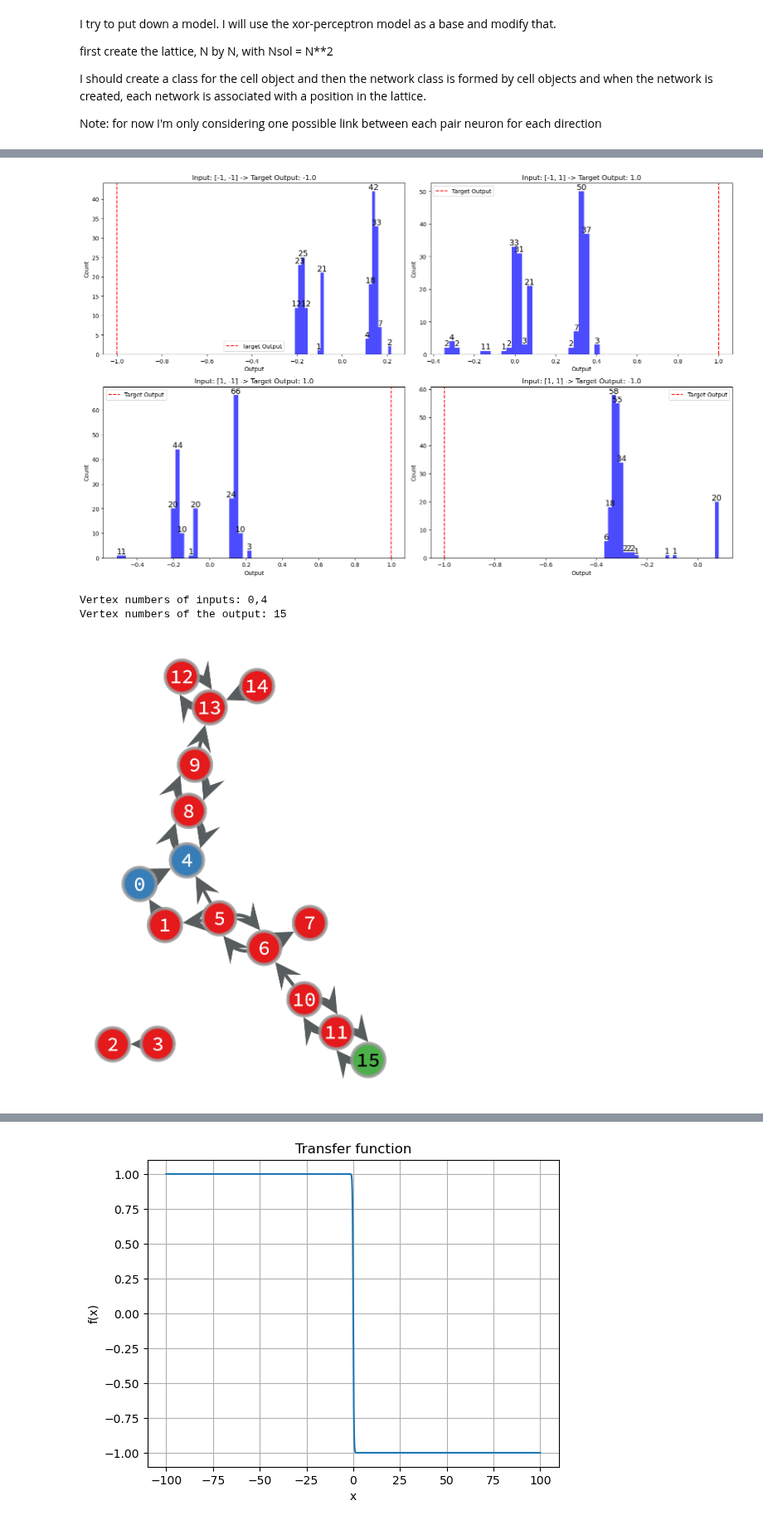
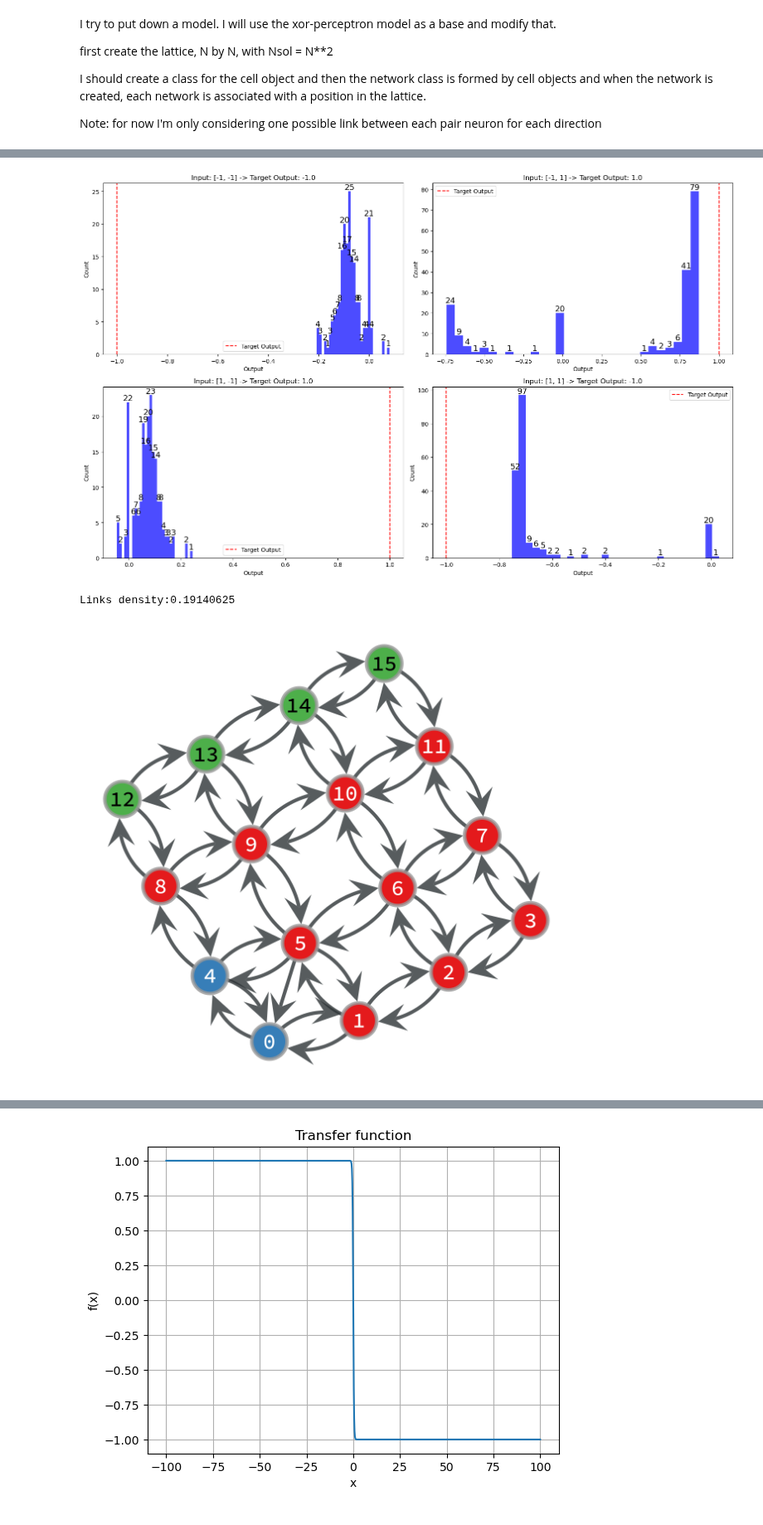
Before and after one commit to pietromalagoli/NeuronEvolution, a Jupyter notebook: main/model_ricard.ipynb, the cells around one changed output, grey strips where cells are left out. Shown at 83% size. Drawn from its saved outputs; the diff is of its cells as text; code cells hidden in the pictures.

Commit message:
Now it is kinda working. State initialized at 0 and full connectivity at the start

```diff
--- a/main/model_ricard.ipynb
+++ b/main/model_ricard.ipynb
@@ -21,7 +21,7 @@ import model_ricard as m       # I've put all the functions in a separate Python
 # parameters of the simulation
 par={'L': 4,                    # side length of the squared lattice
      'p_self_link': 0,         # probability for each cell of having a self link
-     'C_density': 0.5,                       # initial density of links
+     'C_density': 1,                       # initial density of links
      'J_range': [-1,+1],                       # define the possible value for J.
      'gamma': 2,                             # gamma parameter of the Boltzmann function (transfer function)
      'tau': 300,                                   # temperature parameter for the softmax
@@ -34,15 +34,20 @@ par={'L': 4,                    # side length of the squared lattice
      'J_mutation_radius': 0.05,                 # standard deviation of the normal distribution used to sample the mutation value for J.
      'B_mutation_radius': 0.05,            # standard deviation of the normal distribution used to sample the mutation value for B.
      'T_mutation_radius': 0.05,           # standard deviation of the normal distribution used to sample the mutation value for T.
-     'reproduction_ratio': 0.9,          # percentage of offsprings to be generated by reproduction (the reamining by random generation)
-     'x_n': np.linspace(-1,1,64),   # discretization of the input of the transfer function (last argmument
+     'reproduction_ratio': 0.7,          # percentage of offsprings to be generated by reproduction (the reamining by random generation)
+     'elitist_ratio':0.2,
+     #'x_n': np.linspace(-1,1,64),   # discretization of the input of the transfer function (last argmument
                                    # is also the maximum number of non-zero coefficients in the DFT of the
                                    # transfer function. it should be a power of 2 for best performance of fft)
      'n_iter': 500,                    # number of iterations of the algorithm
      'N_sol': 200}                       # number of solutions (individuals, networks) considered in the simulation
 
+if par['reproduction_ratio'] + par['elitist_ratio'] > 1:
+     print(f'Error: expected sum of reproduction ratio and elitist ratio to be at maximum 1, but instead got {par[
+          'reproduction_ratio']} + {par['elitist_ratio']} = {par['reproduction_ratio']+par['elitist_ratio']}')
+
 #nrd.seed(1234)
 # %%
-solutions, lmean, t_dist_mean, volume_mean, loss_ev, mean_asp = m.evolution(par,verb=3,gen_verb=False,stat=True)
+solutions, lmean, t_dist_mean, volume_mean, loss_ev, mean_asp = m.evolution(par,verb=2,gen_verb=False,stat=True)
 # %% [output]
 Iteration #0...
@@ -68,0 +70,6 @@ print(f'# parents: {int(np.floor(par['N_sol'] * par['reproduction_ratio'])-np.fl
+# %%
+sol = solutions[0]
+for input in par['input_set'][:1]:
+    output,state = m.ff(input,sol,par,verb=1)
+    print(f'Input:{input} -> Output:{output}')
+    print(f'state:{state}')
@@ -122,26 +143,24 @@ for i, ax in enumerate(axes):
 plt.tight_layout()
 plt.show()
 # %% [output]
-[figure, old version]
+[figure, new version]
-# %%
-print(f'Vertex numbers of inputs: 0,{par['L']}')
-print(f'Vertex numbers of the output: {par['L']**2-1}')
-# %% [output]
-Vertex numbers of inputs: 0,4
-Vertex numbers of the output: 15
 # %%
+print(f'Links density:{np.sum(s[0].C)/s[0].C.shape[0]**2}')
+
 graph = solutions[0].G
 
 highlight = graph.new_vertex_property('int')
 highlight[graph.vertex(0)] = 1
 highlight[graph.vertex(par['L'])] = 1
-highlight[graph.vertex(graph.num_vertices()-1)] = 2
+for i in range(int(par['majority_ratio']*(par['L']**2)),graph.num_vertices()):  # outputs
+    highlight[graph.vertex(i)] = 2
 
 graph_draw(
     graph,
     vertex_text=graph.vertex_index,
     vertex_fill_color=highlight,
     vcmap=plt.cm.Set1
 )
 # %% [output]
+Links density:0.19140625
-[figure, old version]
+[figure, new version]
```
Also changed, not shown: parts of 13 cells of this notebook.
